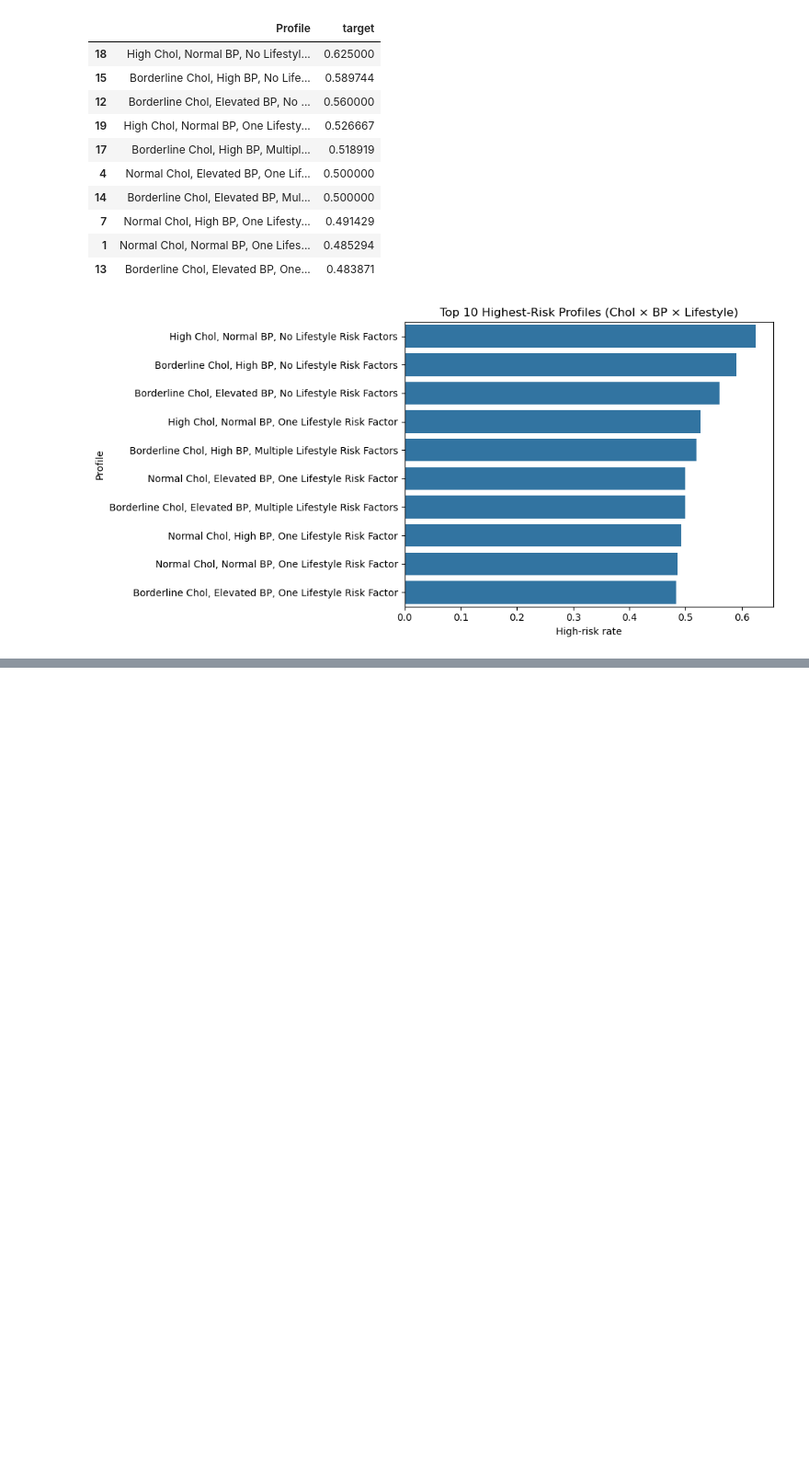
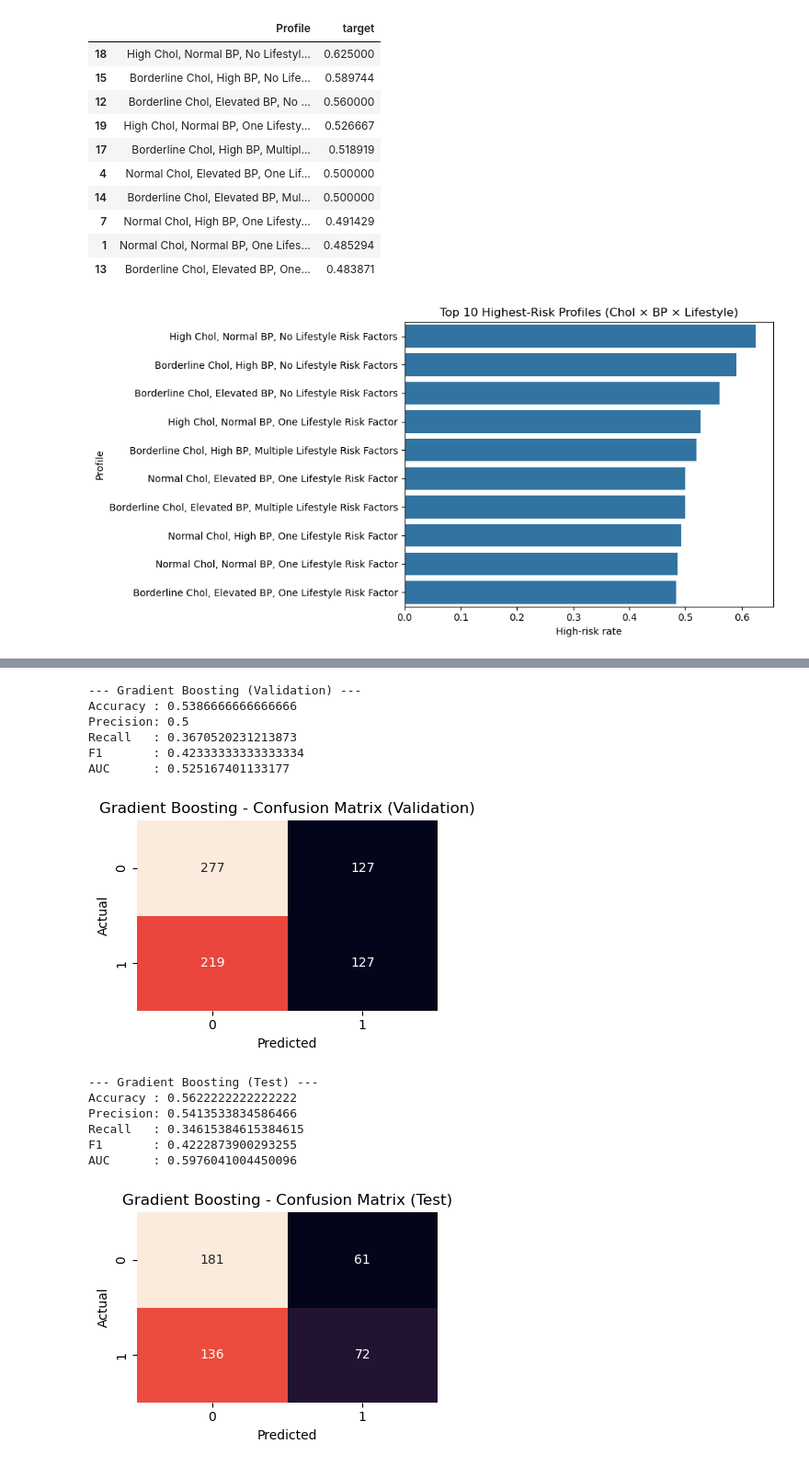
Before and after one commit to kiranal/Capstone-Project, a Jupyter notebook: Heart.ipynb, the cells around one changed output, grey strips where cells are left out. Shown at 92% size. Saved outputs shown, nothing was run; the diff lists cells and outputs as text; code cells hidden in the pictures; blank space fills up the shorter version.

```diff
--- a/Heart.ipynb
+++ b/Heart.ipynb
@@ -425,0 +714,60 @@ weighted avg       0.44      0.53      0.38       450
+# %%
+# ----------------------------------------------------------
+# Step 10: Model Training: Gradient Boosting Classifier
+# ----------------------------------------------------------
+
+gb = GradientBoostingClassifier(random_state=42)
+gb.fit(X_train, y_train)
+
+val_pred_gb = gb.predict(X_val)
+val_proba_gb = gb.predict_proba(X_val)[:, 1]
+
+print("\n--- Gradient Boosting (Validation) ---")
+print("Accuracy :", accuracy_score(y_val, val_pred_gb))
+print("Precision:", precision_score(y_val, val_pred_gb, zero_division=0))
+print("Recall   :", recall_score(y_val, val_pred_gb, zero_division=0))
+print("F1       :", f1_score(y_val, val_pred_gb, zero_division=0))
+print("AUC      :", roc_auc_score(y_val, val_proba_gb))
+
+cm_gb = confusion_matrix(y_val, val_pred_gb)
+plt.figure(figsize=(4,3))
+sns.heatmap(cm_gb, annot=True, fmt="d", cbar=False)
+plt.title("Gradient Boosting - Confusion Matrix (Validation)")
+plt.xlabel("Predicted")
+plt.ylabel("Actual")
+plt.tight_layout()
+plt.show()
+
+test_pred_gb = gb.predict(X_test)
+test_proba_gb = gb.predict_proba(X_test)[:, 1]
+
+print("\n--- Gradient Boosting (Test) ---")
+print("Accuracy :", accuracy_score(y_test, test_pred_gb))
+print("Precision:", precision_score(y_test, test_pred_gb, zero_division=0))
+print("Recall   :", recall_score(y_test, test_pred_gb, zero_division=0))
+print("F1       :", f1_score(y_test, test_pred_gb, zero_division=0))
+print("AUC      :", roc_auc_score(y_test, test_proba_gb))
+
+cm2_gb = confusion_matrix(y_test, test_pred_gb)
+plt.figure(figsize=(4,3))
+sns.heatmap(cm2_gb, annot=True, fmt="d", cbar=False)
+plt.title("Gradient Boosting - Confusion Matrix (Test)")
+plt.xlabel("Predicted")
+plt.ylabel("Actual")
+plt.tight_layout()
+plt.show()
+# %% [output]
+--- Gradient Boosting (Validation) ---
+Accuracy : 0.5386666666666666
+Precision: 0.5
+Recall   : 0.3670520231213873
+F1       : 0.42333333333333334
+AUC      : 0.525167401133177
+[figure, added]
+--- Gradient Boosting (Test) ---
+Accuracy : 0.5622222222222222
+Precision: 0.5413533834586466
+Recall   : 0.34615384615384615
+F1       : 0.4222873900293255
+AUC      : 0.5976041004450096
+[figure, added]
```
Also changed, not shown: parts of 24 cells of this notebook, 1 other file.
